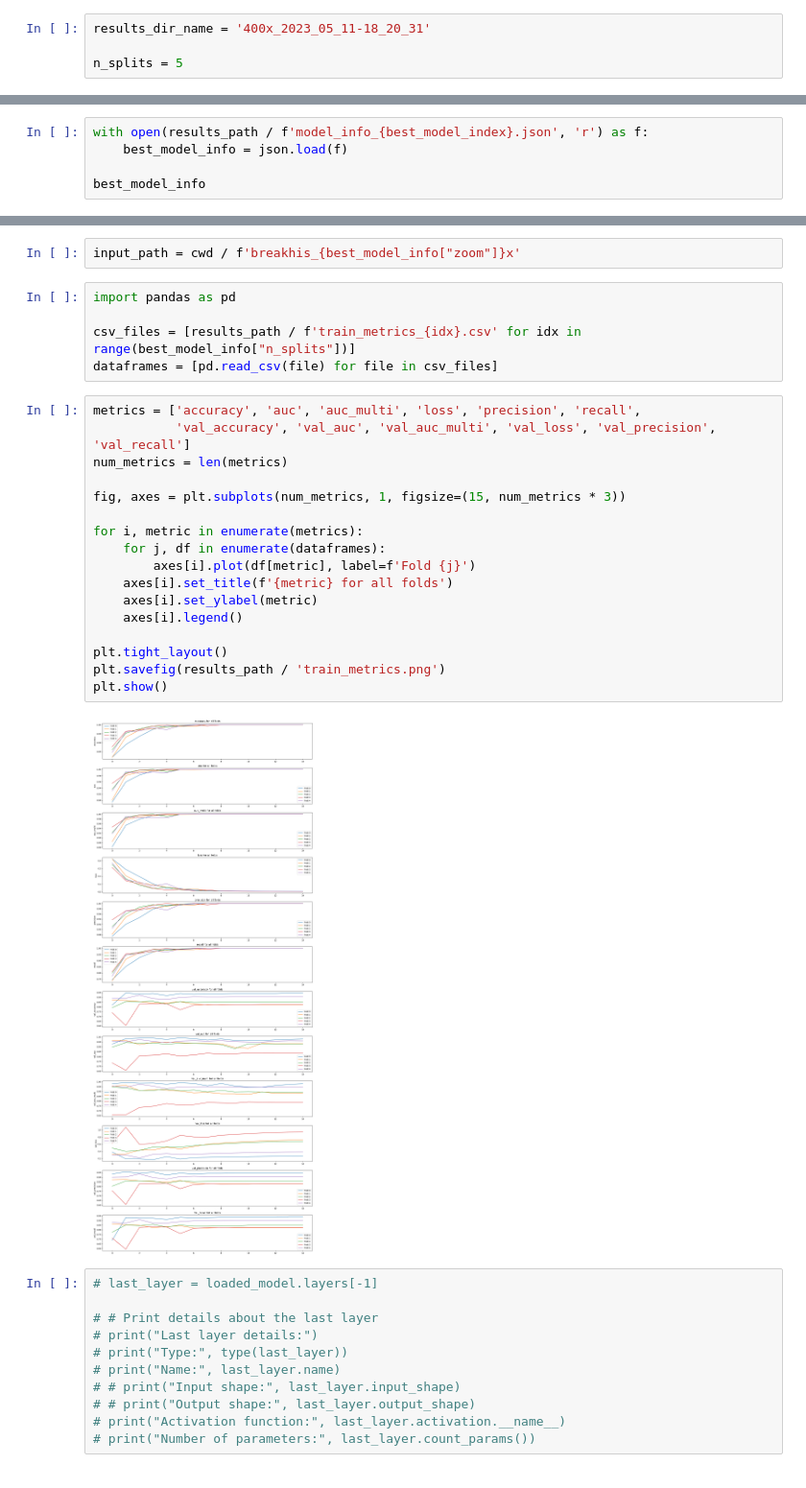
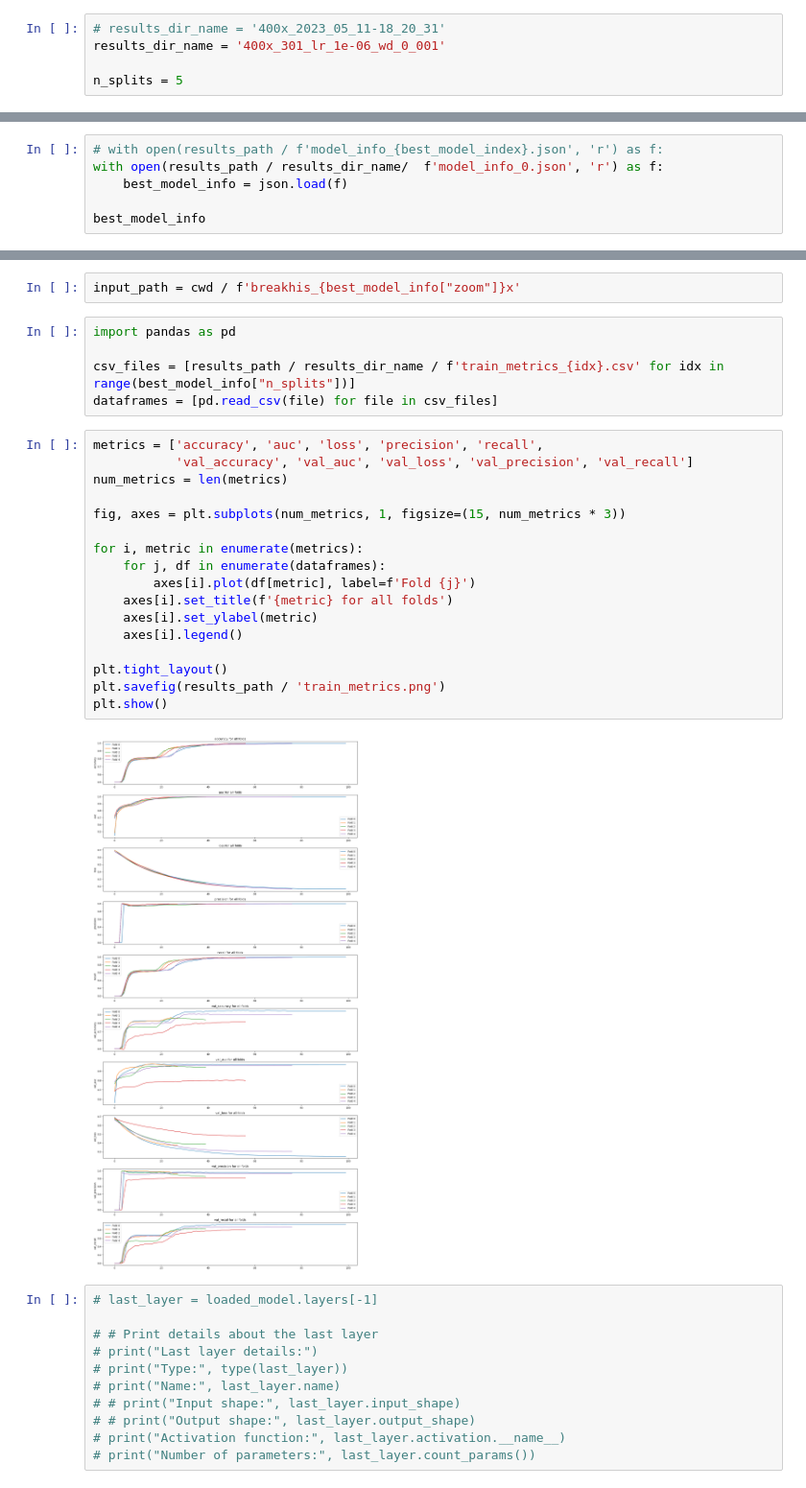
Before and after one commit to mikkac/breakhis_fine_tuning, a Jupyter notebook: evaluate_models_with_predefined_folds.ipynb, the cells around one changed output, grey strips where cells are left out. Shown: that part at 96% size. Drawn from its saved outputs; the diff is of its cells as text.

```diff
--- a/evaluate_models_with_predefined_folds.ipynb
+++ b/evaluate_models_with_predefined_folds.ipynb
@@ -12,7 +12,8 @@ In this step, we will define global configurations and parameters, which are use
 In this example we are going to fine-tune the [google/vit-base-patch16-224-in21k](https://huggingface.co/google/vit-base-patch16-224-in21k) a Vision Transformer (ViT) pre-trained on ImageNet-21k (14 million images, 21,843 classes) at resolution 224x224.
 There are also [large](https://huggingface.co/google/vit-large-patch16-224-in21k) and [huge](https://huggingface.co/google/vit-huge-patch14-224-in21k) flavors of original ViT.
 # %%
-results_dir_name = '400x_2023_05_11-18_20_31'
+# results_dir_name = '400x_2023_05_11-18_20_31'
+results_dir_name = '400x_301_lr_1e-06_wd_0_001'
 
 n_splits = 5
 # %%
@@ -165,7 +136,8 @@ max_val_acc
  'val_recall': {'mean': 0.8424206137657165, 'std': 0.06323963188834947},
  'output_path': '400x_301_lr_1e-06_wd_0_001'}
 # %%
-with open(results_path / f'model_info_{best_model_index}.json', 'r') as f:
+# with open(results_path / f'model_info_{best_model_index}.json', 'r') as f:
+with open(results_path / results_dir_name/  f'model_info_0.json', 'r') as f:
     best_model_info = json.load(f)
 
 best_model_info
@@ -186,27 +157,27 @@ input_path = cwd / f'breakhis_{best_model_info["zoom"]}x'
 # %%
 import pandas as pd
 
-csv_files = [results_path / f'train_metrics_{idx}.csv' for idx in range(best_model_info["n_splits"])]
+csv_files = [results_path / results_dir_name / f'train_metrics_{idx}.csv' for idx in range(best_model_info["n_splits"])]
 dataframes = [pd.read_csv(file) for file in csv_files]
 # %%
-metrics = ['accuracy', 'auc', 'auc_multi', 'loss', 'precision', 'recall',
-           'val_accuracy', 'val_auc', 'val_auc_multi', 'val_loss', 'val_precision', 'val_recall']
+metrics = ['accuracy', 'auc', 'loss', 'precision', 'recall',
+           'val_accuracy', 'val_auc', 'val_loss', 'val_precision', 'val_recall']
 num_metrics = len(metrics)
 
 fig, axes = plt.subplots(num_metrics, 1, figsize=(15, num_metrics * 3))
 
 for i, metric in enumerate(metrics):
     for j, df in enumerate(dataframes):
         axes[i].plot(df[metric], label=f'Fold {j}')
     axes[i].set_title(f'{metric} for all folds')
     axes[i].set_ylabel(metric)
     axes[i].legend()
 
 plt.tight_layout()
 plt.savefig(results_path / 'train_metrics.png')
 plt.show()
 # %% [output]
-[figure, old version]
+[figure, new version]
 # %%
 # last_layer = loaded_model.layers[-1]
 
```
Also changed, not shown: parts of 11 cells of this notebook.
